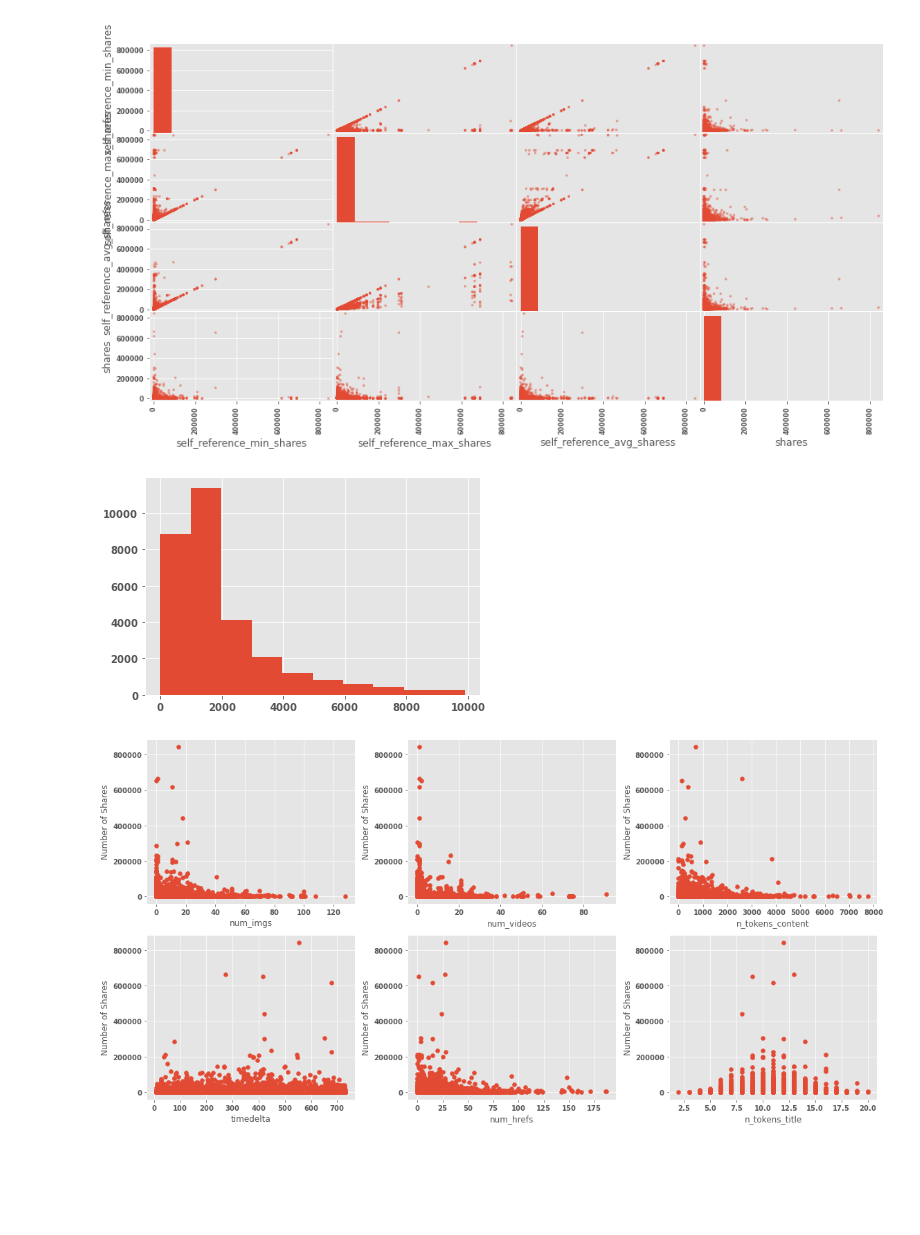
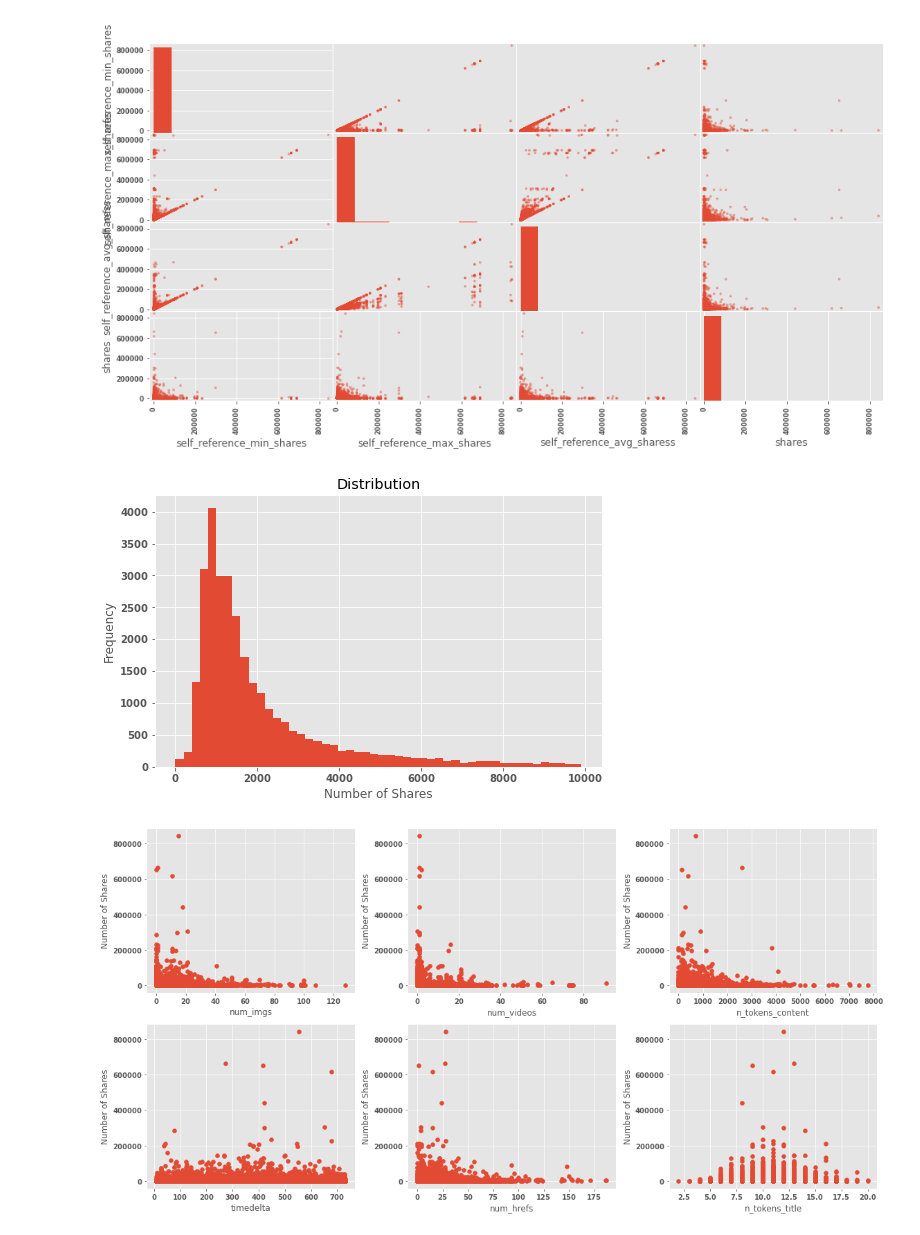
Before and after one commit to ChunLiuNY/OnlineNewsPopularity, a Jupyter notebook: notebooks/EDA.ipynb, the cells around one changed output. Drawn from its saved outputs; the diff is of its cells as text; code cells hidden in the pictures; blank space fills up the shorter version.

```diff
--- a/notebooks/EDA.ipynb
+++ b/notebooks/EDA.ipynb
@@ -190,10 +190,14 @@ pd.plotting.scatter_matrix(df[kw_cols], figsize=(16,8));
 pd.plotting.scatter_matrix(df[ref_cols], figsize=(16,8));
 # %% [output]
 [figure]
-# %%
-df[df['shares']<10000]['shares'].hist();
-# %% [output]
-[figure, removed]
+# %%
+fig, ax = plt.subplots(figsize=(8,5))
+ax = df[df['shares']<10000]['shares'].hist(bins=50)
+ax.set_title('Distribution')
+ax.set_xlabel('Number of Shares', fontsize=12)
+ax.set_ylabel('Frequency', fontsize=12);
+# %% [output]
+[figure, added]
 # %%
 cols = ['num_imgs', 'num_videos', 'n_tokens_content','timedelta', 'num_hrefs', 'n_tokens_title']
 
```
Also changed, not shown: 4 other files.
